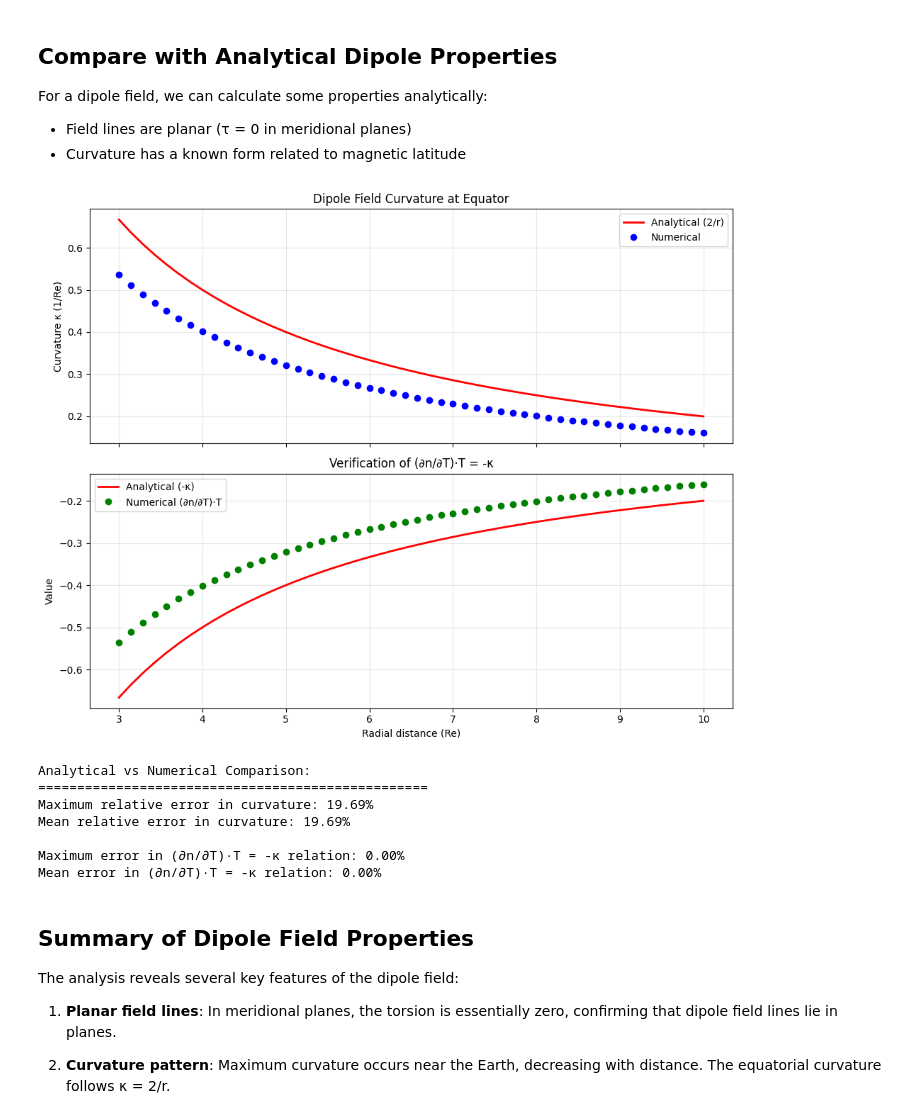
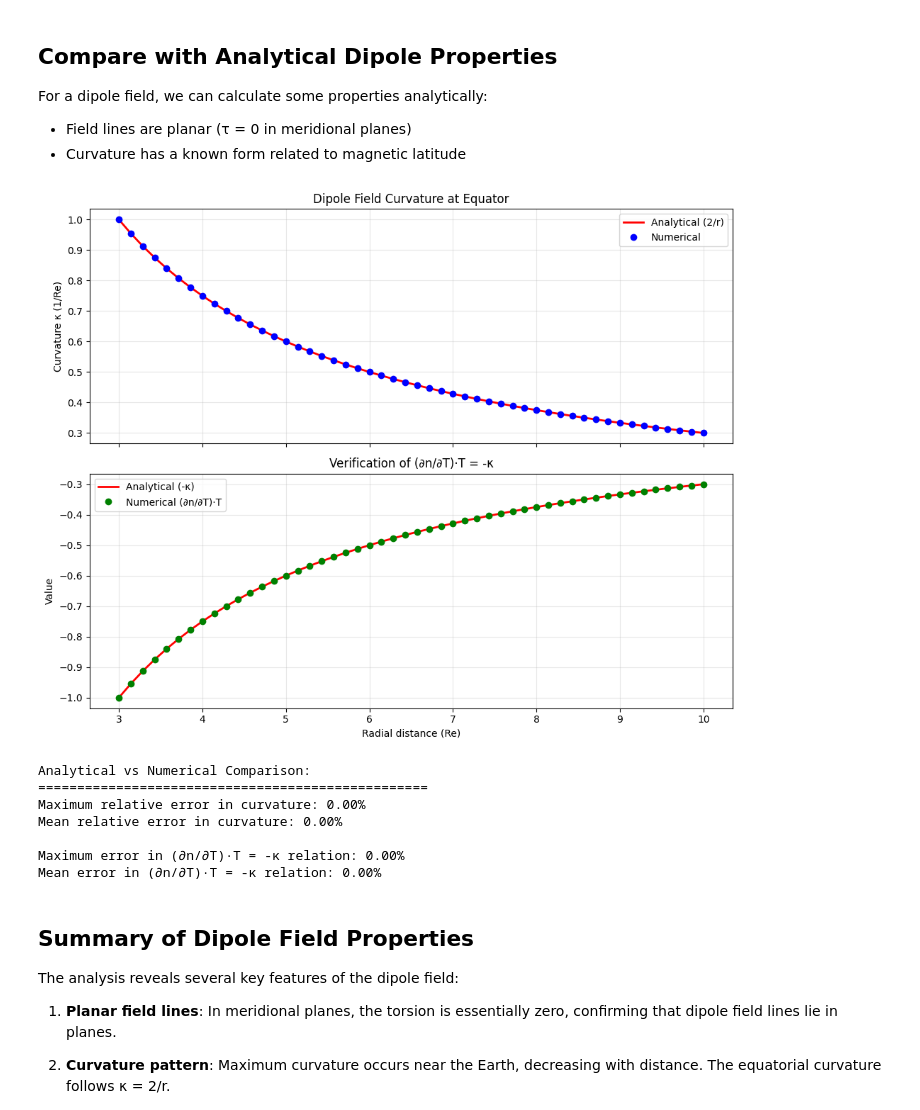
Before and after one commit to Butadiene/Mageometry, a Jupyter notebook: examples/notebooks/13_dipole_field_directional_derivatives.ipynb, the cells around one changed output. Saved outputs shown, nothing was run; the diff lists cells and outputs as text; code cells hidden in the pictures.

```diff
--- a/examples/notebooks/13_dipole_field_directional_derivatives.ipynb
+++ b/examples/notebooks/13_dipole_field_directional_derivatives.ipynb
@@ -394,17 +394,21 @@ For a dipole field, we can calculate some properties analytically:
 # Analytical comparison for dipole field
 # Select points along the equator for simplicity
 r_eq = np.linspace(3, 10, 50)
-x_eq = -r_eq
-y_eq = np.zeros_like(r_eq)
-z_eq = np.zeros_like(r_eq)
+x_eq_sm = -r_eq
+y_eq_sm = np.zeros_like(r_eq)
+z_eq_sm = np.zeros_like(r_eq)
+
+import geopack
+
+x_eq, y_eq, z_eq = geopack.smgsm_vectorized(x_eq_sm, y_eq_sm, z_eq_sm, 1)
 
 # Calculate numerical values
 curv_numerical = field_line_curvature_vectorized(
     dipole_field_wrapper, None, ps, x_eq, y_eq, z_eq
 )
 
-# For a dipole at the equator, curvature κ = 2/r
-curv_analytical = 2.0 / r_eq
+# For a dipole at the equator, curvature κ = 3/r
+curv_analytical = 3.0 / r_eq
 
 # Calculate derivatives
 derivatives_eq = field_line_directional_derivatives_vectorized(
@@ -421,38 +425,38 @@ ax.plot(r_eq, curv_analytical, 'r-', linewidth=2, label='Analytical (2/r)')
 ax.plot(r_eq, curv_numerical, 'bo', markersize=6, label='Numerical')
 ax.set_ylabel('Curvature κ (1/Re)')
 ax.set_title('Dipole Field Curvature at Equator')
 ax.legend()
 ax.grid(True, alpha=0.3)
 
 # Check (∂n/∂T)·T = -κ
 ax = axes[1]
 ax.plot(r_eq, -curv_analytical, 'r-', linewidth=2, label='Analytical (-κ)')
 ax.plot(r_eq, dn_dT_T_eq, 'go', markersize=6, label='Numerical (∂n/∂T)·T')
 ax.set_xlabel('Radial distance (Re)')
 ax.set_ylabel('Value')
 ax.set_title('Verification of (∂n/∂T)·T = -κ')
 ax.legend()
 ax.grid(True, alpha=0.3)
 
 plt.tight_layout()
 plt.show()
 
 # Quantitative comparison
 curv_error = np.abs(curv_numerical - curv_analytical) / curv_analytical
 relation_error = np.abs(dn_dT_T_eq + curv_numerical) / curv_numerical
 
 print("Analytical vs Numerical Comparison:")
 print("=" * 50)
 print(f"Maximum relative error in curvature: {np.max(curv_error)*100:.2f}%")
 print(f"Mean relative error in curvature: {np.mean(curv_error)*100:.2f}%")
 print(f"\nMaximum error in (∂n/∂T)·T = -κ relation: {np.max(relation_error)*100:.2f}%")
 print(f"Mean error in (∂n/∂T)·T = -κ relation: {np.mean(relation_error)*100:.2f}%")
 # %% [output]
-[figure, old version]
+[figure, new version]
 Analytical vs Numerical Comparison:
 ==================================================
-Maximum relative error in curvature: 19.69%
-Mean relative error in curvature: 19.69%
+Maximum relative error in curvature: 0.00%
+Mean relative error in curvature: 0.00%
 
 Maximum error in (∂n/∂T)·T = -κ relation: 0.00%
 Mean error in (∂n/∂T)·T = -κ relation: 0.00%
```
